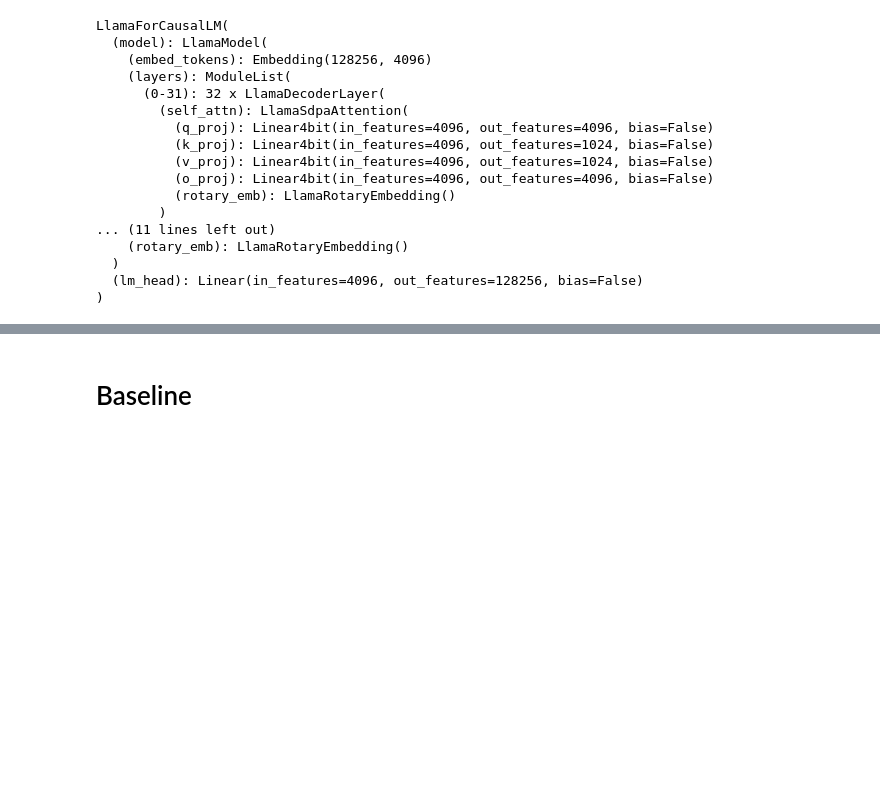
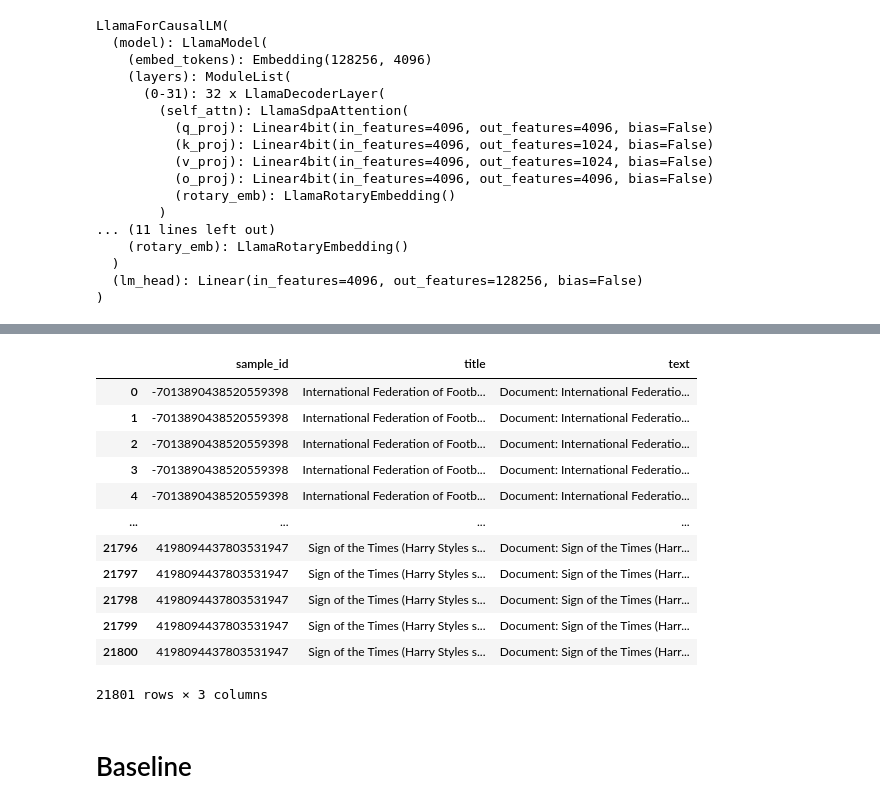
Before and after one commit to lab-paper-code/QriousRAG, a Jupyter notebook: model/answer_rag.ipynb, the cells around one changed output, grey strips where cells are left out. Cells and saved outputs as stored; diff of their text form; code cells hidden in the pictures; blank space fills up the shorter version.

Commit message:
Eval Retrival

```diff
--- a/model/answer_rag.ipynb
+++ b/model/answer_rag.ipynb
@@ -183,3 +197,21 @@ LlamaForCausalLM(
 # %%
 # res=bm25_retrieve("Who has the highest goals in world football?")
 # res
+# %%
+evidence_eval_path = f'{data_dir}/test/evidence_test_eval.csv'
+eval_df = pd.read_csv(evidence_eval_path)
+eval_df
+# %% [output]
+|  | sample_id | title | text |
+| 0 | -7013890438520559398 | International Federation of Footb... | Document: International Federatio... |
+| 1 | -7013890438520559398 | International Federation of Footb... | Document: International Federatio... |
+| 2 | -7013890438520559398 | International Federation of Footb... | Document: International Federatio... |
+| 3 | -7013890438520559398 | International Federation of Footb... | Document: International Federatio... |
+| 4 | -7013890438520559398 | International Federation of Footb... | Document: International Federatio... |
+| ... | ... | ... | ... |
+| 21796 | 4198094437803531947 | Sign of the Times (Harry Styles s... | Document: Sign of the Times (Harr... |
+| 21797 | 4198094437803531947 | Sign of the Times (Harry Styles s... | Document: Sign of the Times (Harr... |
+| 21798 | 4198094437803531947 | Sign of the Times (Harry Styles s... | Document: Sign of the Times (Harr... |
+| 21799 | 4198094437803531947 | Sign of the Times (Harry Styles s... | Document: Sign of the Times (Harr... |
+| 21800 | 4198094437803531947 | Sign of the Times (Harry Styles s... | Document: Sign of the Times (Harr... |
+21801 rows × 3 columns
```
Also changed, not shown: parts of 15 cells of this notebook, 6 other files.
